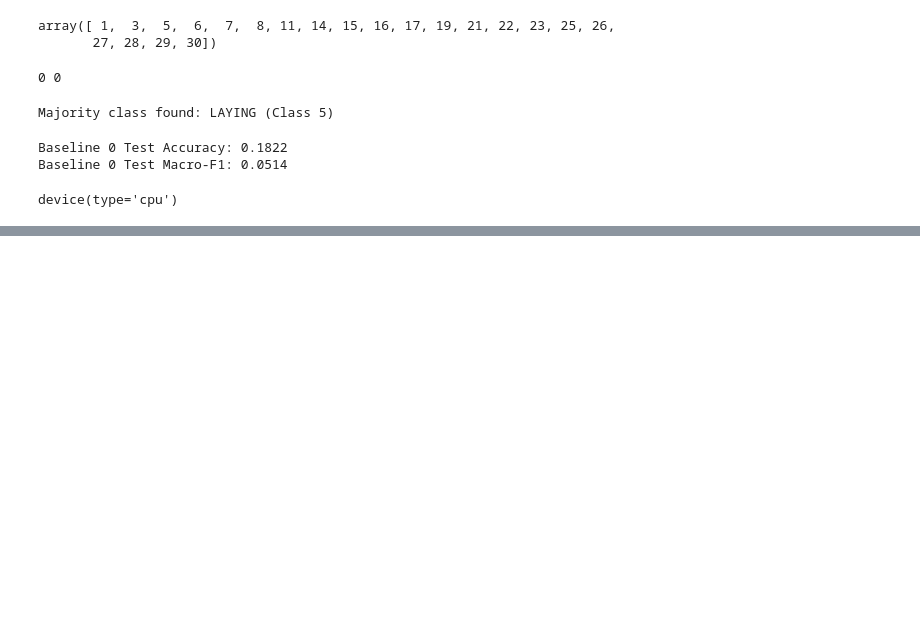
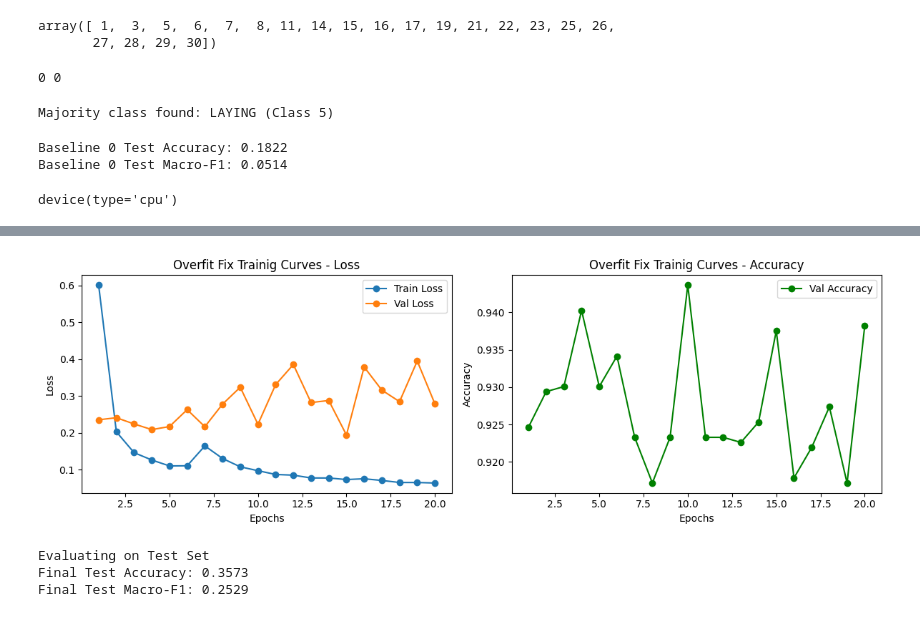
Before and after one commit to Youssef-Chip/lab1, a Jupyter notebook: lab2/01_data_and_baselines.ipynb, the cells around one changed output, grey strips where cells are left out. Cells and saved outputs as stored; diff of their text form; code cells hidden in the pictures; blank space fills up the shorter version.

```diff
--- a/lab2/01_data_and_baselines.ipynb
+++ b/lab2/01_data_and_baselines.ipynb
@@ -423 +437,3 @@ optimizer_fix_overfit = optim.Adam(model_fix_overfit.parameters(), lr=0.001, wei
 epochs = 20
+# %%
+overfit_fix_report = train_model(model_fix_overfit, train_loader, val_loader, optimizer_fix_overfit, epochs)
@@ -423,0 +464,4 @@ epochs = 20
+# %%
+plot_curves(overfit_fix_report, "Overfit Fix Trainig Curves")
+# %% [output]
+[figure, added]
@@ -423,0 +480,24 @@ epochs = 20
+# %%
+print("\nEvaluating on Test Set")
+model_fail.eval()
+test_preds, test_targets = [], []
+
+with torch.no_grad():
+    for X_batch, y_batch in test_loader:
+        X_batch = X_batch.to(device)
+        logits = model_fail(X_batch)
+        preds = torch.argmax(logits, dim=1)
+
+        test_preds.extend(preds.cpu().numpy())
+        test_targets.extend(y_batch.numpy())
+
+# Calculate final required metrics
+final_acc = accuracy_score(test_targets, test_preds)
+final_macro_f1 = f1_score(test_targets, test_preds, average='macro')
+
+print(f"Final Test Accuracy: {final_acc:.4f}")
+print(f"Final Test Macro-F1: {final_macro_f1:.4f}")
+# %% [output]
+Evaluating on Test Set
+Final Test Accuracy: 0.3573
+Final Test Macro-F1: 0.2529
```
Also changed, not shown: parts of 17 cells of this notebook.
